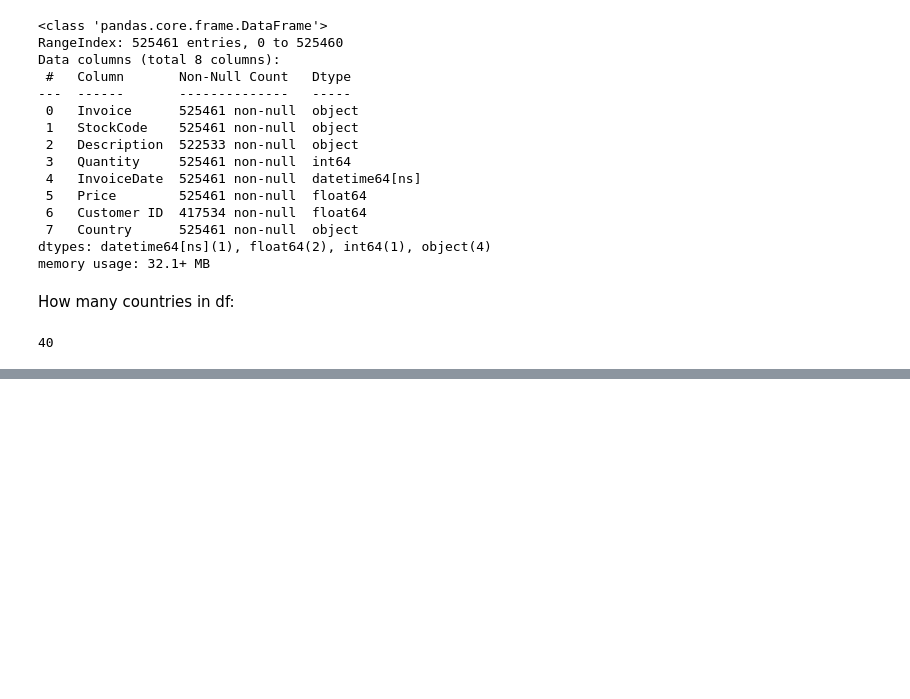
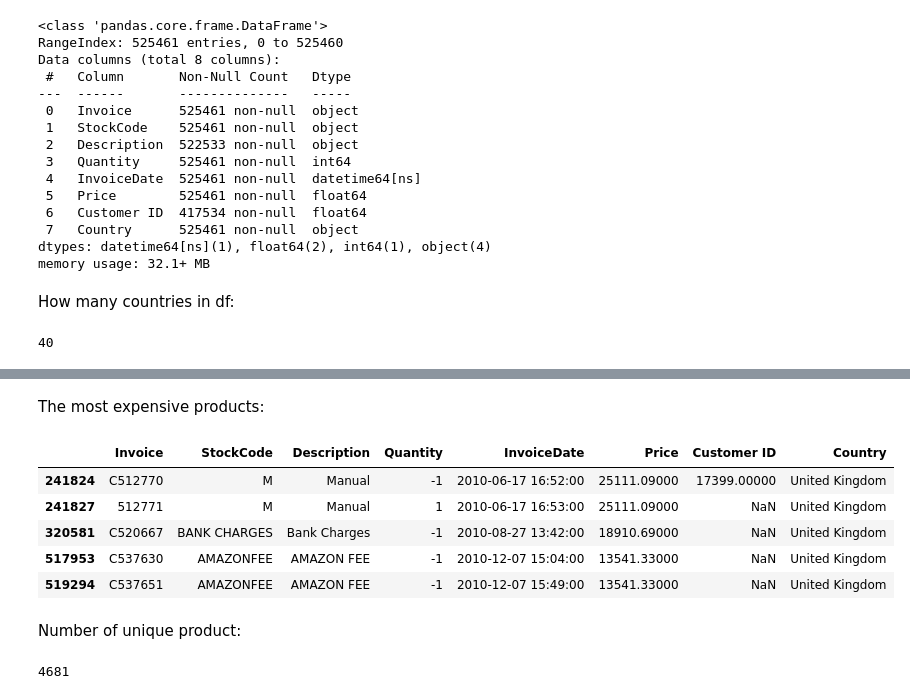
Before and after one commit to Rosiee0312/RFM-Analysis, a Jupyter notebook: notebook.ipynb, the cells around one changed output, grey strips where cells are left out. Cells and saved outputs as stored; diff of their text form; code cells hidden in the pictures; blank space fills up the shorter version.

```diff
--- a/notebook.ipynb
+++ b/notebook.ipynb
@@ -76,0 +97,17 @@ df['Country'].nunique()
+# %% [markdown]
+The most expensive products:
+# %%
+df.sort_values(by='Price', ascending=False).head()
+# %% [output]
+|  | Invoice | StockCode | Description | Quantity | InvoiceDate | Price | Customer ID | Country |
+| 241824 | C512770 | M | Manual | -1 | 2010-06-17 16:52:00 | 25111.09000 | 17399.00000 | United Kingdom |
+| 241827 | 512771 | M | Manual | 1 | 2010-06-17 16:53:00 | 25111.09000 | NaN | United Kingdom |
+| 320581 | C520667 | BANK CHARGES | Bank Charges | -1 | 2010-08-27 13:42:00 | 18910.69000 | NaN | United Kingdom |
+| 517953 | C537630 | AMAZONFEE | AMAZON FEE | -1 | 2010-12-07 15:04:00 | 13541.33000 | NaN | United Kingdom |
+| 519294 | C537651 | AMAZONFEE | AMAZON FEE | -1 | 2010-12-07 15:49:00 | 13541.33000 | NaN | United Kingdom |
+# %% [markdown]
+Number of unique product:
+# %%
+df['Description'].nunique()
+# %% [output]
+4681
```
Also changed, not shown: parts of 9 cells of this notebook.
